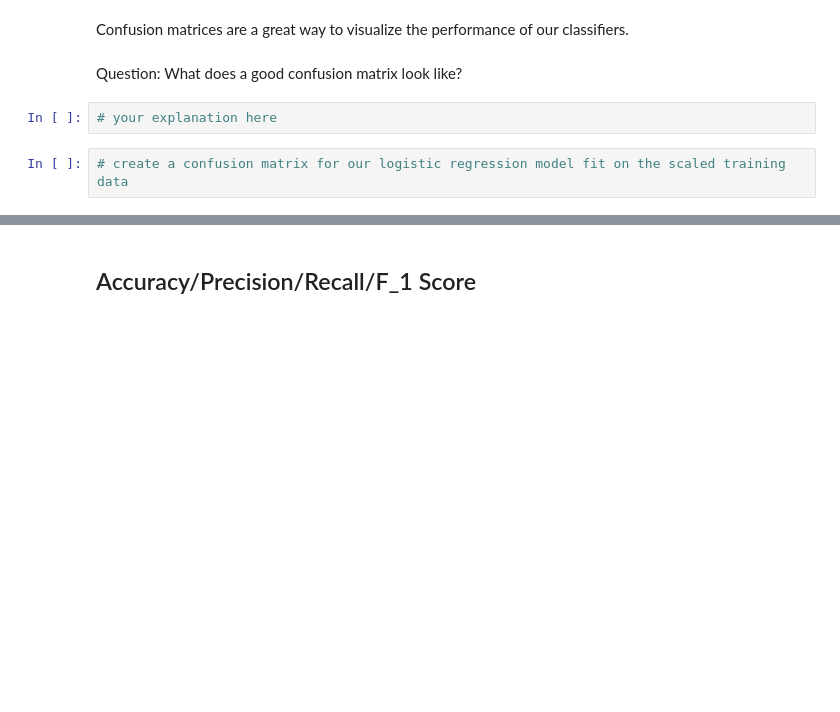
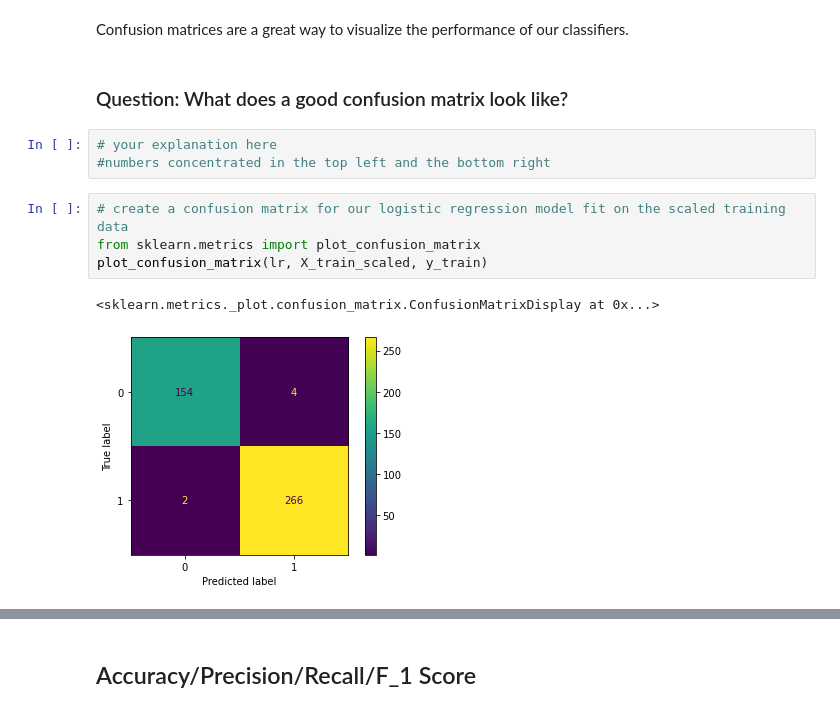
Before and after one commit to ekvu/phase_3_review_061621, a Jupyter notebook: index.ipynb, the cells around one changed output, grey strips where cells are left out. Cells and saved outputs as stored; diff of their text form; blank space fills up the shorter version.

```diff
--- a/index.ipynb
+++ b/index.ipynb
@@ -110,11 +220,17 @@ y_hat_train = None
 # %% [markdown]
 Confusion matrices are a great way to visualize the performance of our classifiers.
 # %% [markdown]
-Question: What does a good confusion matrix look like?
+### Question: What does a good confusion matrix look like?
-# %%
-# your explanation here
+# %%
+# your explanation here
+#numbers concentrated in the top left and the bottom right
 # %%
 # create a confusion matrix for our logistic regression model fit on the scaled training data
+from sklearn.metrics import plot_confusion_matrix
+plot_confusion_matrix(lr, X_train_scaled, y_train)
+# %% [output]
+<sklearn.metrics._plot.confusion_matrix.ConfusionMatrixDisplay at 0x...>
+[figure, added]
 # %% [markdown]
 <a id='more_metrics'></a>
 # %% [markdown]
```
Also changed, not shown: parts of 102 cells of this notebook.
